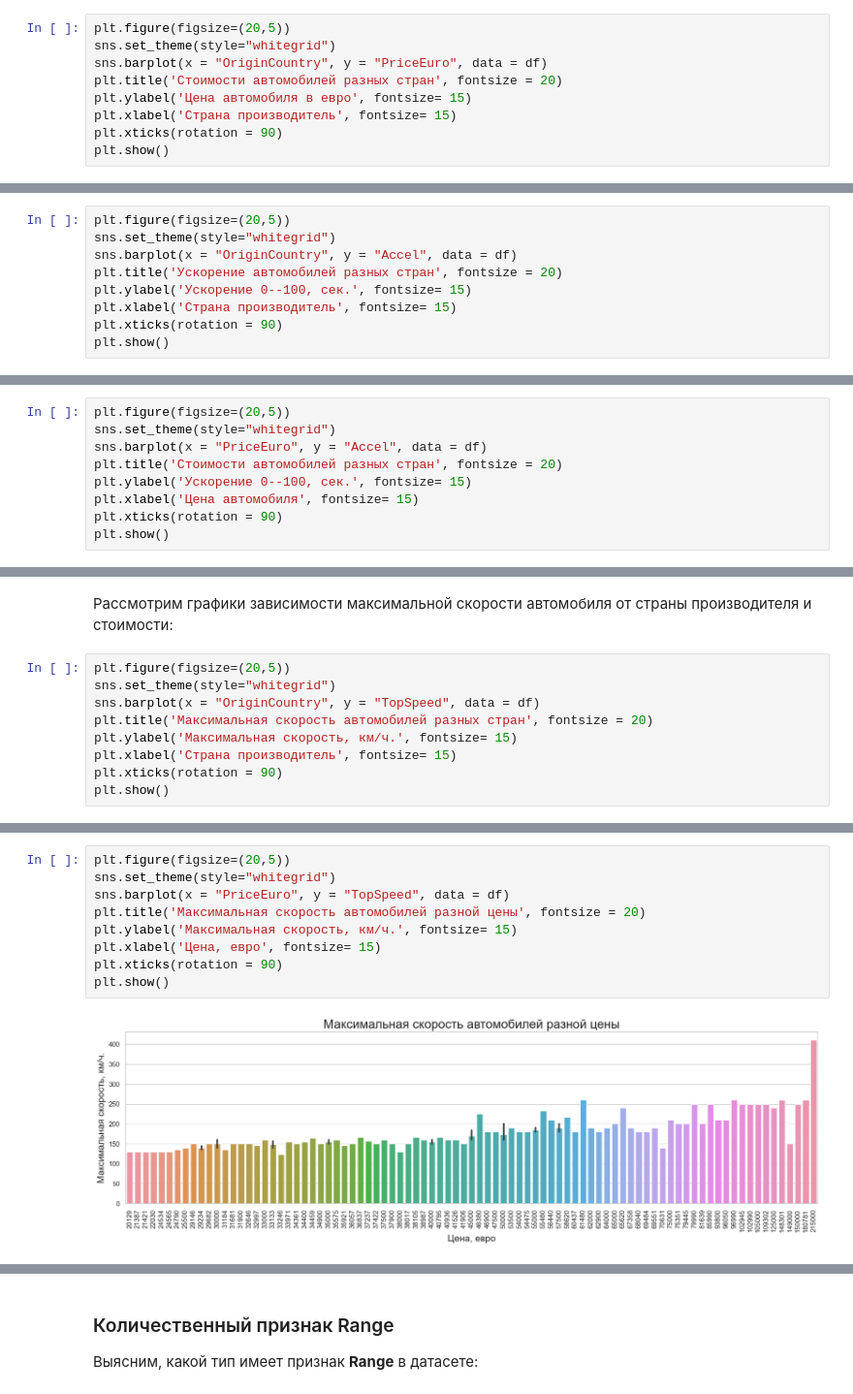
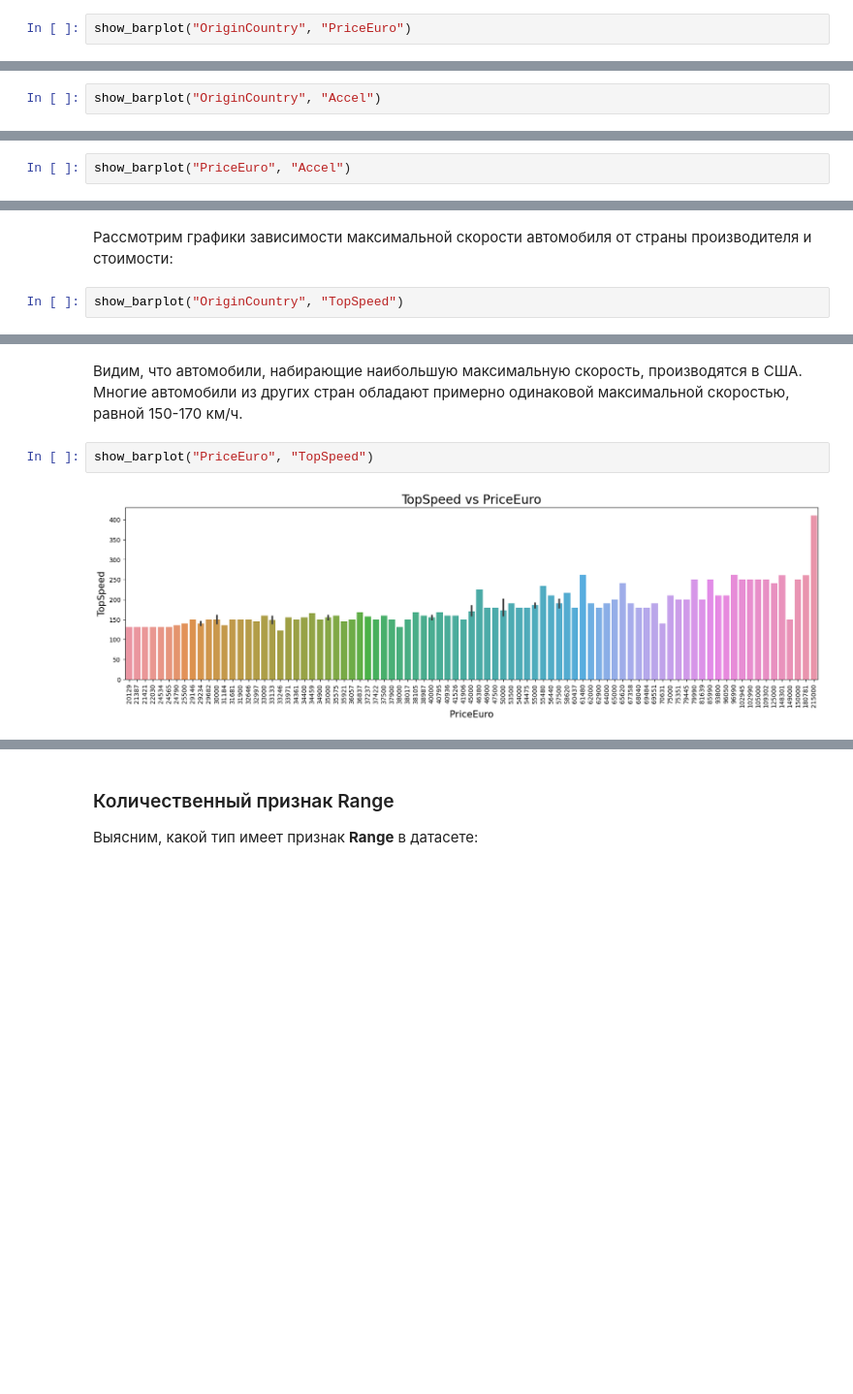
Before and after one commit to daniil-steperev/-SPBU-Machine-Learning-Homework, a Jupyter notebook: [Task1] LinearRegression/LinearRegression.ipynb, the cells around one changed output, grey strips where cells are left out. Shown at 97% size. Drawn from its saved outputs; the diff is of its cells as text; blank space fills up the shorter version.

```diff
--- a/[Task1] LinearRegression/LinearRegression.ipynb
+++ b/[Task1] LinearRegression/LinearRegression.ipynb
@@ -257,12 +255,5 @@ fig.set_size_inches(10, 5)
 
 Рассмотрим график стоимости автомобиля относительно страны производителя:
 # %%
-plt.figure(figsize=(20,5))
-sns.set_theme(style="whitegrid")
-sns.barplot(x = "OriginCountry", y = "PriceEuro", data = df)
-plt.title('Стоимости автомобилей разных стран', fontsize = 20)
-plt.ylabel('Цена автомобиля в евро', fontsize= 15)
-plt.xlabel('Страна производитель', fontsize= 15)
-plt.xticks(rotation = 90)
-plt.show()
+show_barplot("OriginCountry", "PriceEuro")
 # %% [output]
@@ -301,12 +292,5 @@ Name: Accel, dtype: float64
 # %% [markdown]
 Рассмотрим графики зависимости ускорения автомобиля от страны производителя и стоимости:
 # %%
-plt.figure(figsize=(20,5))
-sns.set_theme(style="whitegrid")
-sns.barplot(x = "OriginCountry", y = "Accel", data = df)
-plt.title('Ускорение автомобилей разных стран', fontsize = 20)
-plt.ylabel('Ускорение 0--100, сек.', fontsize= 15)
-plt.xlabel('Страна производитель', fontsize= 15)
-plt.xticks(rotation = 90)
-plt.show()
+show_barplot("OriginCountry", "Accel")
 # %% [output]
@@ -314,10 +300,3 @@ plt.show()
 # %%
-plt.figure(figsize=(20,5))
-sns.set_theme(style="whitegrid")
-sns.barplot(x = "PriceEuro", y = "Accel", data = df)
-plt.title('Стоимости автомобилей разных стран', fontsize = 20)
-plt.ylabel('Ускорение 0--100, сек.', fontsize= 15)
-plt.xlabel('Цена автомобиля', fontsize= 15)
-plt.xticks(rotation = 90)
-plt.show()
+show_barplot("PriceEuro", "Accel")
 # %% [output]
@@ -354,12 +333,5 @@ Name: TopSpeed, dtype: float64
 # %% [markdown]
 Рассмотрим графики зависимости максимальной скорости автомобиля от страны производителя и стоимости:
 # %%
-plt.figure(figsize=(20,5))
-sns.set_theme(style="whitegrid")
-sns.barplot(x = "OriginCountry", y = "TopSpeed", data = df)
-plt.title('Максимальная скорость автомобилей разных стран', fontsize = 20)
-plt.ylabel('Максимальная скорость, км/ч.', fontsize= 15)
-plt.xlabel('Страна производитель', fontsize= 15)
-plt.xticks(rotation = 90)
-plt.show()
+show_barplot("OriginCountry", "TopSpeed")
 # %% [output]
@@ -367,12 +339,7 @@ plt.show()
+# %% [markdown]
+Видим, что автомобили, набирающие наибольшую максимальную скорость, производятся в США. Многие автомобили из других стран обладают примерно одинаковой максимальной скоростью, равной 150-170 км/ч.
 # %%
-plt.figure(figsize=(20,5))
-sns.set_theme(style="whitegrid")
-sns.barplot(x = "PriceEuro", y = "TopSpeed", data = df)
-plt.title('Максимальная скорость автомобилей разной цены', fontsize = 20)
-plt.ylabel('Максимальная скорость, км/ч.', fontsize= 15)
-plt.xlabel('Цена, евро', fontsize= 15)
-plt.xticks(rotation = 90)
-plt.show()
+show_barplot("PriceEuro", "TopSpeed")
 # %% [output]
-[figure, old version]
+[figure, new version]
 # %% [markdown]
```
Also changed, not shown: parts of 52 cells of this notebook.
